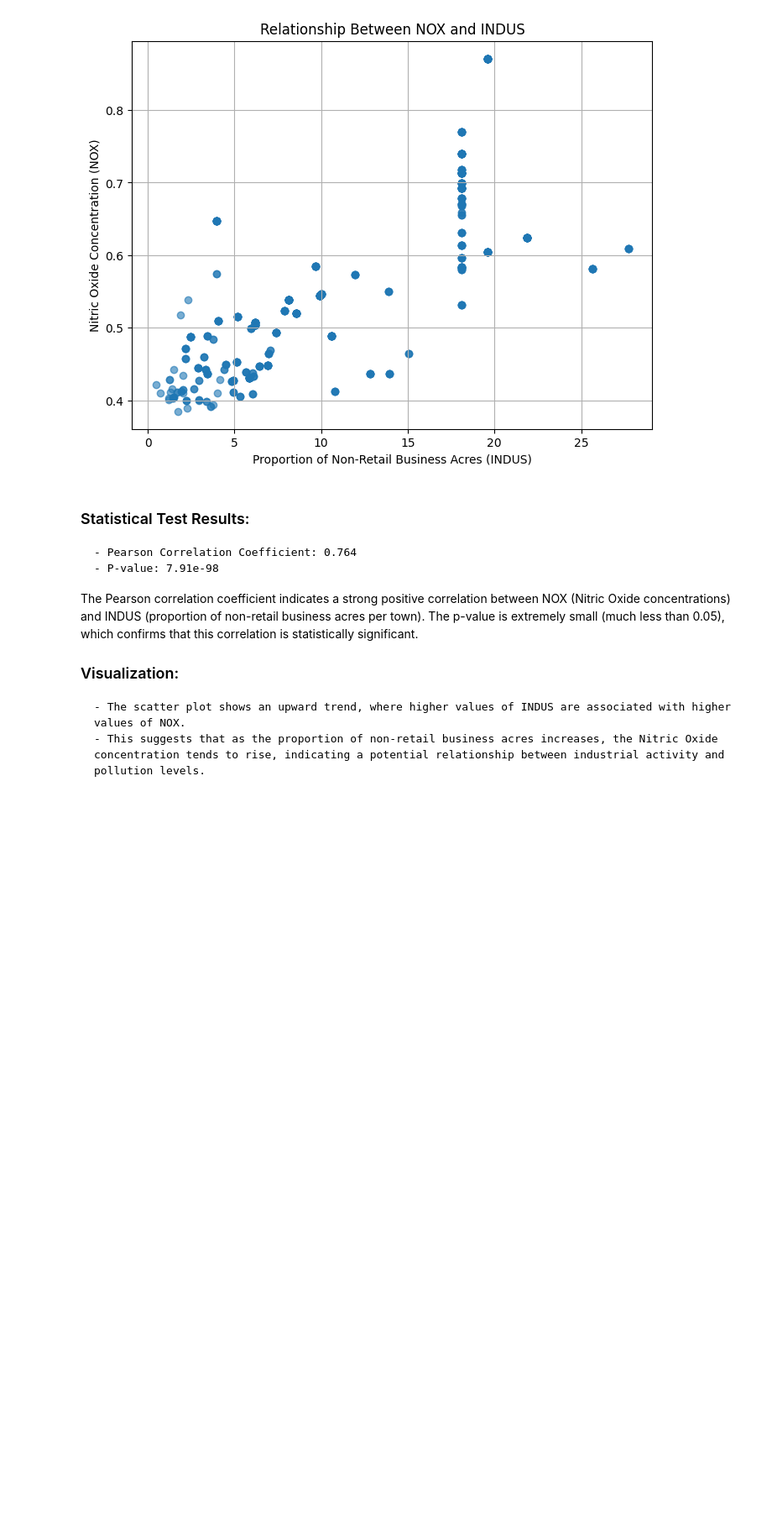
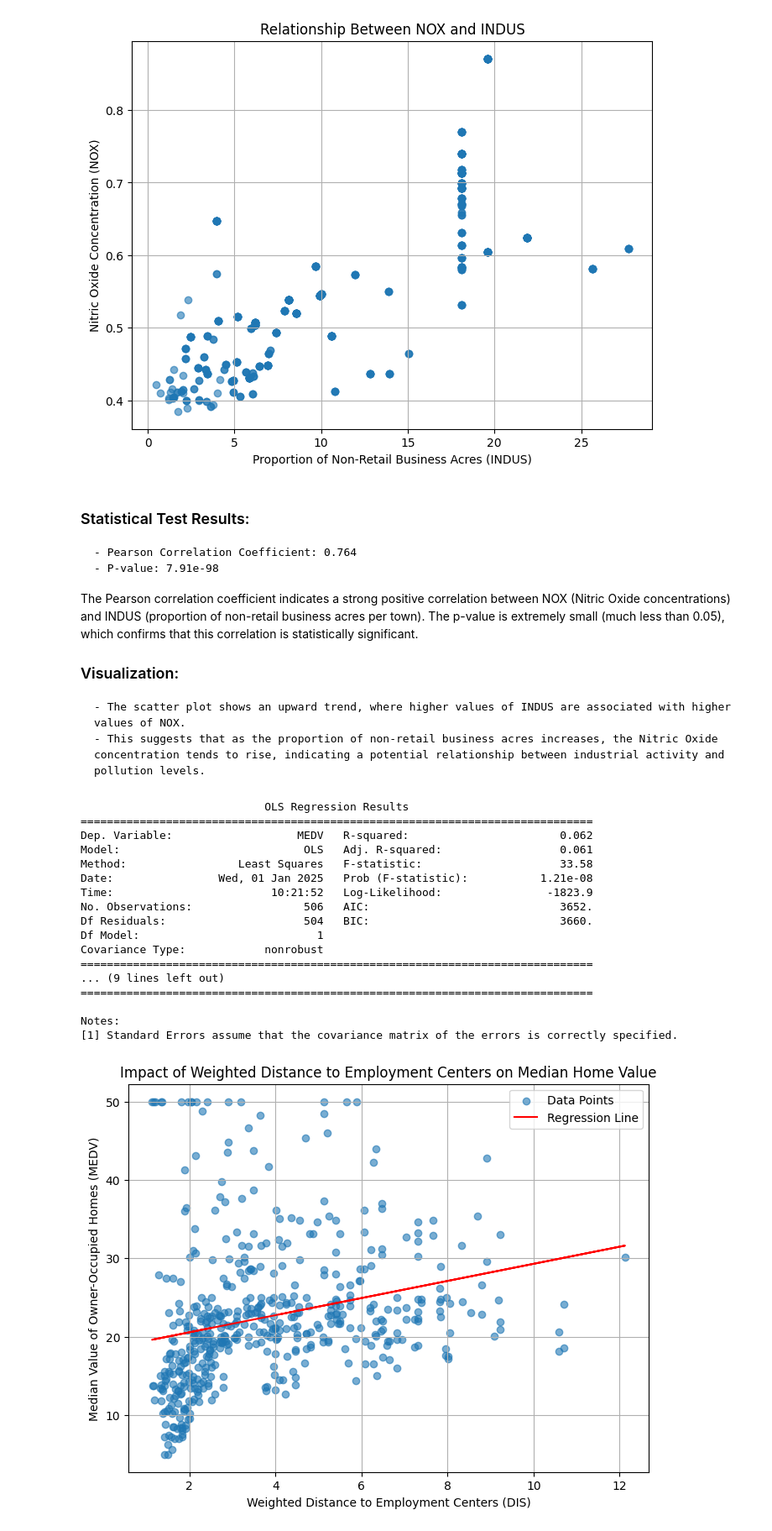
Before and after one commit to ayirtman/statistics-for-data-science-with-python, a Jupyter notebook: Optional_Peer_Graded_Assignment.jupyterlite.ipynb, the cells around one changed output. Shown: that part at 84% size. Cells and saved outputs as stored; diff of their text form; code cells hidden in the pictures; blank space fills up the shorter version.

```diff
--- a/Optional_Peer_Graded_Assignment.jupyterlite.ipynb
+++ b/Optional_Peer_Graded_Assignment.jupyterlite.ipynb
@@ -143,3 +143,46 @@ The Pearson correlation coefficient indicates a strong positive correlation betw
 
     - The scatter plot shows an upward trend, where higher values of INDUS are associated with higher values of NOX.
     - This suggests that as the proportion of non-retail business acres increases, the Nitric Oxide concentration tends to rise, indicating a potential relationship between industrial activity and pollution levels.
+# %%
+# Define the independent variable (DIS) and dependent variable (MEDV)
+X = boston_df['DIS']
+y = boston_df['MEDV']
+
+# Add a constant to the independent variable
+X = sm.add_constant(X)
+
+# Perform linear regression
+model = sm.OLS(y, X).fit()
+
+# Output regression summary
+print(model.summary())
+
+# Plot the regression line
+plt.figure(figsize=(8, 6))
+plt.scatter(boston_df['DIS'], boston_df['MEDV'], alpha=0.6, label="Data Points")
+plt.plot(boston_df['DIS'], model.predict(X), color='red', label="Regression Line")
+plt.title("Impact of Weighted Distance to Employment Centers on Median Home Value")
+plt.xlabel("Weighted Distance to Employment Centers (DIS)")
+plt.ylabel("Median Value of Owner-Occupied Homes (MEDV)")
+plt.legend()
+plt.grid(True)
+plt.show()
+# %% [output]
+                            OLS Regression Results
+==============================================================================
+Dep. Variable:                   MEDV   R-squared:                       0.062
+Model:                            OLS   Adj. R-squared:                  0.061
+Method:                 Least Squares   F-statistic:                     33.58
+Date:                Wed, 01 Jan 2025   Prob (F-statistic):           1.21e-08
+Time:                        10:21:52   Log-Likelihood:                -1823.9
+No. Observations:                 506   AIC:                             3652.
+Df Residuals:                     504   BIC:                             3660.
+Df Model:                           1
+Covariance Type:            nonrobust
+==============================================================================
+... (9 lines left out)
+==============================================================================
+
+Notes:
+[1] Standard Errors assume that the covariance matrix of the errors is correctly specified.
+[figure, added]
```
Also changed, not shown: parts of 1 cell of this notebook.
